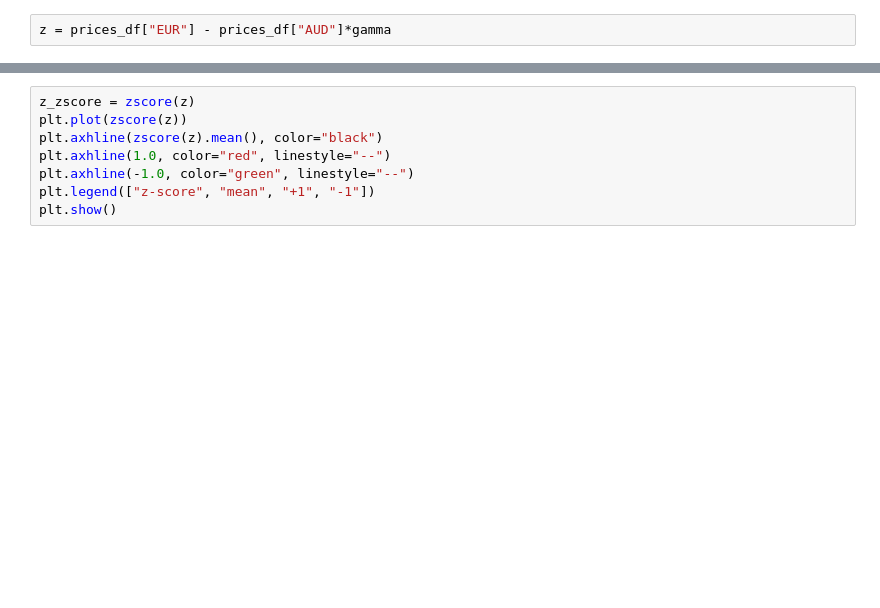
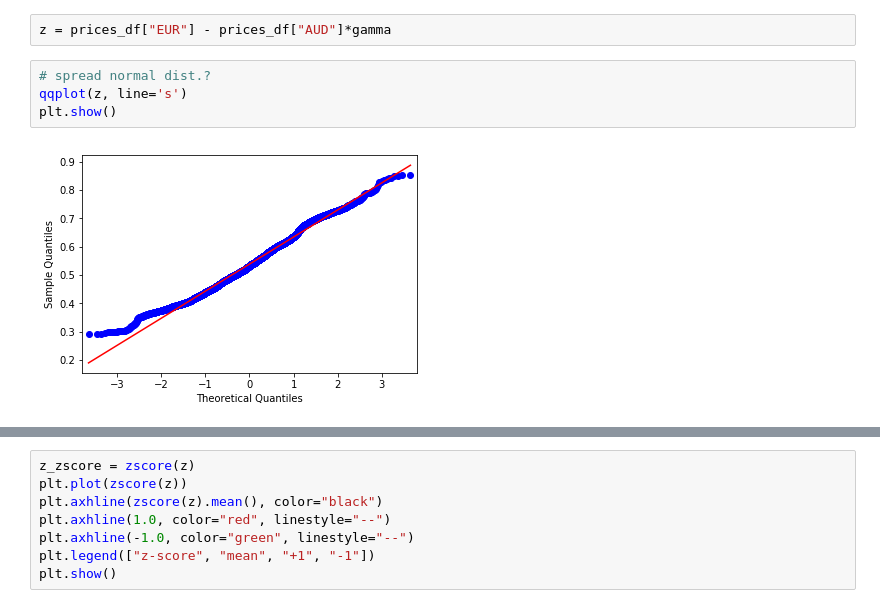
Before and after one commit to thtang/Pair-trading, a Jupyter notebook: src/pair selection.ipynb, the cells around one changed output, grey strips where cells are left out. Drawn from its saved outputs; the diff is of its cells as text; blank space fills up the shorter version.

```diff
--- a/src/pair selection.ipynb
+++ b/src/pair selection.ipynb
@@ -168,3 +160,9 @@ def zscore(series):
     return (series - series.mean()) / np.std(series)
 # %%
 z = prices_df["EUR"] - prices_df["AUD"]*gamma
+# %%
+# spread normal dist.?
+qqplot(z, line='s')
+plt.show()
+# %% [output]
+[figure, added]
```
Also changed, not shown: parts of 14 cells of this notebook.
